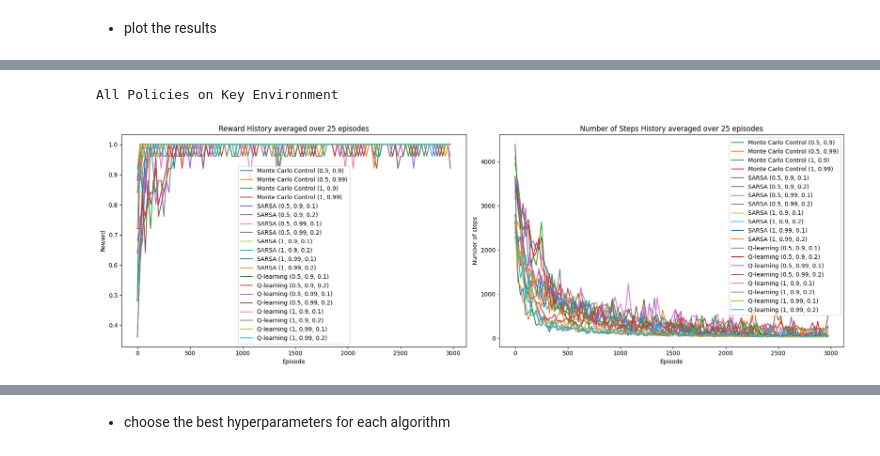
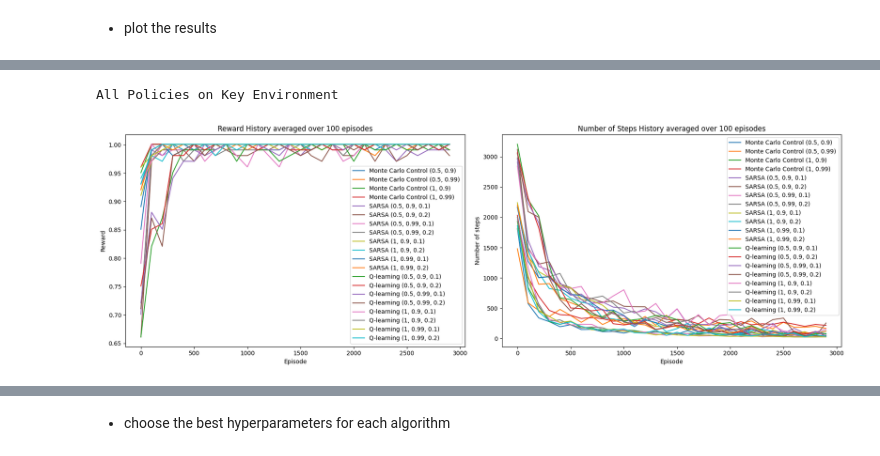
Before and after one commit to Lior-Baruch/RL, a Jupyter notebook: Mid_Project_tabular_RL_Minigrid_2024.ipynb, the cells around one changed output, grey strips where cells are left out. Cells and saved outputs as stored; diff of their text form; code cells hidden in the pictures.

```diff
--- a/Mid_Project_tabular_RL_Minigrid_2024.ipynb
+++ b/Mid_Project_tabular_RL_Minigrid_2024.ipynb
@@ -1504,2 +1497,26 @@ num_steps_history_dict_key.update({('Q-learning', key): value for key, value in
 # %% [markdown]
 - plot the results
+# %%
+# Plot for each algo the reward and number of steps history for each hyperparameter set for the key environment
+algo_mc_dict_key = {('Monte Carlo Control', key): value for key, value in policy_dict_mc_key.items()}
+algo_sarsa_dict_key = {('SARSA', key): value for key, value in policy_dict_sarsa_key.items()}
+algo_q_learning_dict_key = {('Q-learning', key): value for key, value in policy_dict_q_learning_key.items()}
+
+algo_mc_reward_history_dict_key = {('Monte Carlo Control', key): value for key, value in reward_history_dict_mc_key.items()}
+algo_sarsa_reward_history_dict_key = {('SARSA', key): value for key, value in reward_history_dict_sarsa_key.items()}
+algo_q_learning_reward_history_dict_key = {('Q-learning', key): value for key, value in reward_history_dict_q_learning_key.items()}
+
+algo_mc_num_steps_history_dict_key = {('Monte Carlo Control', key): value for key, value in num_steps_history_dict_mc_key.items()}
+algo_sarsa_num_steps_history_dict_key = {('SARSA', key): value for key, value in num_steps_history_dict_sarsa_key.items()}
+algo_q_learning_num_steps_history_dict_key = {('Q-learning', key): value for key, value in num_steps_history_dict_q_learning_key.items()}
+
+figsize = (15, 5)
+amount_to_avg = 50
+print("Monte Carlo on Key Env")
+plot_rewards_steps_comparison(policies=algo_mc_dict_key, policies_reward_history=algo_mc_reward_history_dict_key, policies_num_steps_history=algo_mc_num_steps_history_dict_key, amount_to_avg=amount_to_avg, figsize=figsize)
+
+print("\nSARSA on Key Env")
+plot_rewards_steps_comparison(policies=algo_sarsa_dict_key, policies_reward_history=algo_sarsa_reward_history_dict_key, policies_num_steps_history=algo_sarsa_num_steps_history_dict_key, amount_to_avg=amount_to_avg, figsize=figsize)
+
+print("\nQ-learning on Key Env")
+plot_rewards_steps_comparison(policies=algo_q_learning_dict_key, policies_reward_history=algo_q_learning_reward_history_dict_key, policies_num_steps_history=algo_q_learning_num_steps_history_dict_key, amount_to_avg=amount_to_avg, figsize=figsize)
@@ -1506,10 +1530,25 @@ num_steps_history_dict_key.update({('Q-learning', key): value for key, value in
+# %%
+# put all the policies in one dictionary
+policy_dict_key = algo_mc_dict_key.copy()
+policy_dict_key.update(algo_sarsa_dict_key)
+policy_dict_key.update(algo_q_learning_dict_key)
+
+# put all the rewards in one dictionary
+reward_history_dict_key = algo_mc_reward_history_dict_key.copy()
+reward_history_dict_key.update(algo_sarsa_reward_history_dict_key)
+reward_history_dict_key.update(algo_q_learning_reward_history_dict_key)
+
+# put all the number of steps in one dictionary
+num_steps_history_dict_key = algo_mc_num_steps_history_dict_key.copy()
+num_steps_history_dict_key.update(algo_sarsa_num_steps_history_dict_key)
+num_steps_history_dict_key.update(algo_q_learning_num_steps_history_dict_key)
 # %%
 # Display the reward and number of steps history for all policies of the empty environment in one plot
 print("All Policies on Key Environment")
-plot_rewards_steps_comparison(policies=policy_dict_key, policies_reward_history=reward_history_dict_key, policies_num_steps_history=num_steps_history_dict_key, amount_to_avg=25, figsize=(18, 6))
+plot_rewards_steps_comparison(policies=policy_dict_key, policies_reward_history=reward_history_dict_key, policies_num_steps_history=num_steps_history_dict_key, amount_to_avg=100, figsize=(18, 6))
 # %% [output]
 All Policies on Key Environment
-[figure, old version]
+[figure, new version]
 # %%
 # Display the reward and number of steps history for all policies of the key environment in individual plots
 
```
Also changed, not shown: parts of 21 cells of this notebook.
